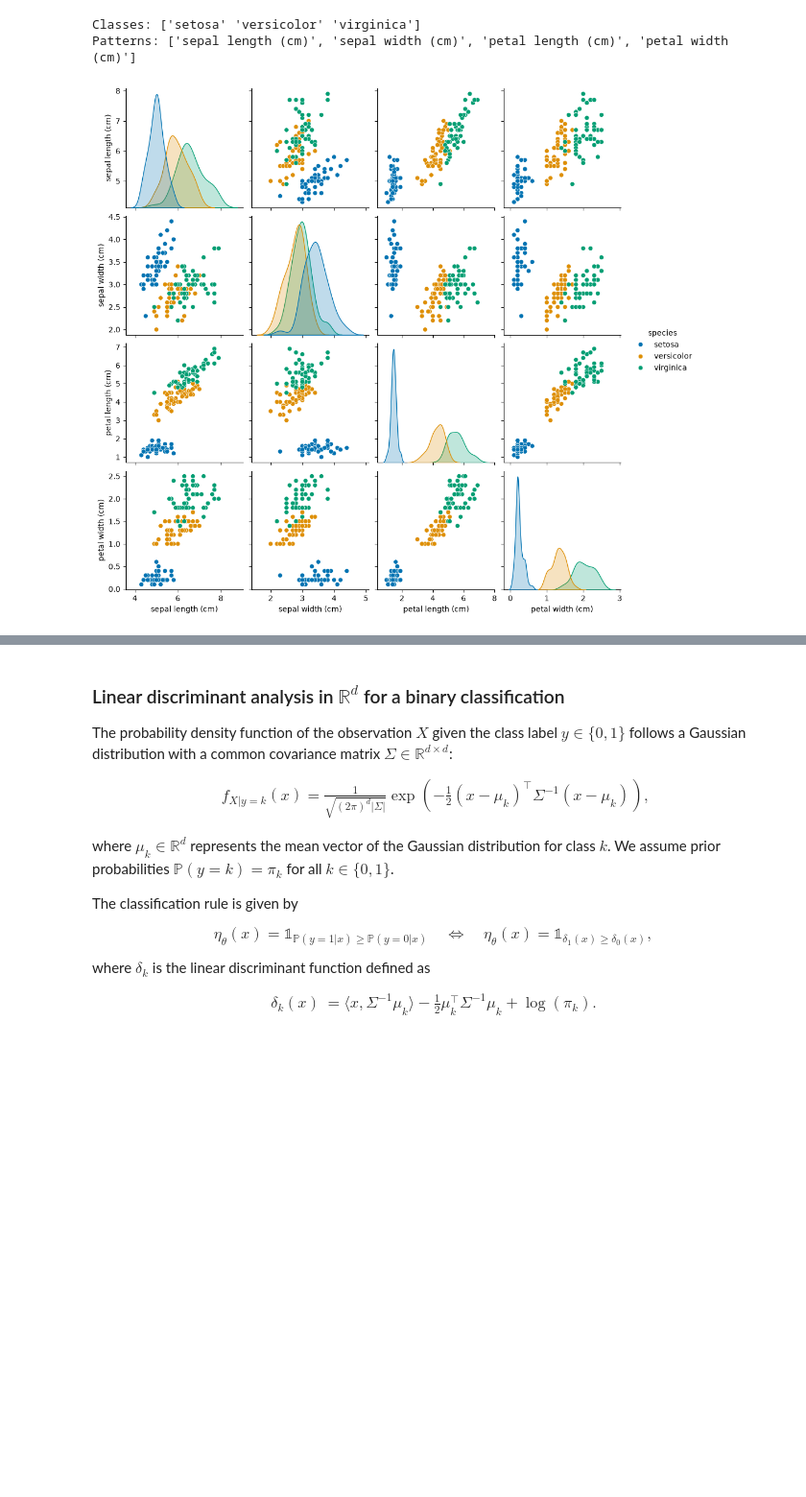
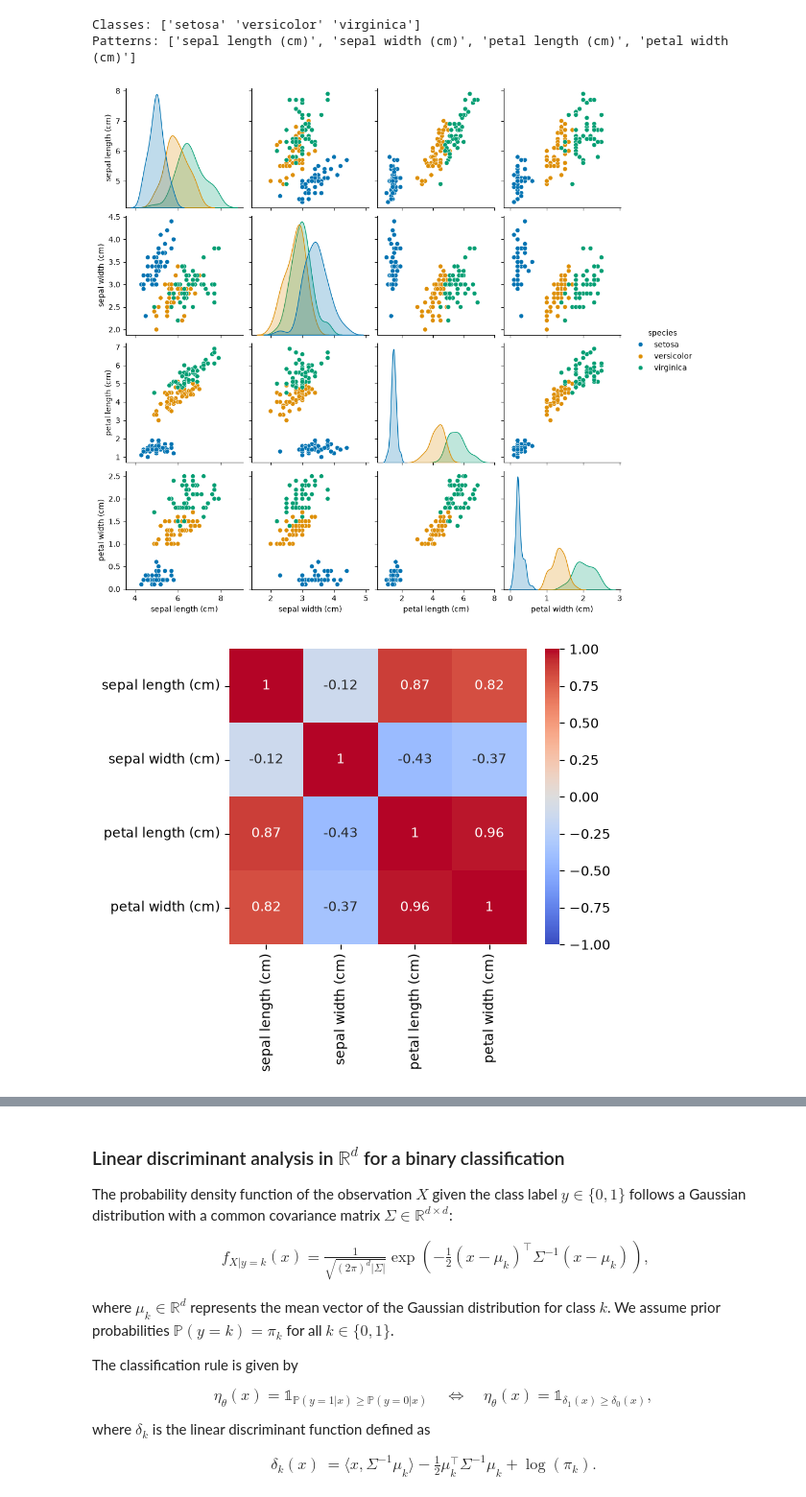
Before and after one commit to axelfrache/do5-frache-paillard-ml-tp2, a Jupyter notebook: TP_classification_clustering.ipynb, the cells around one changed output, grey strips where cells are left out. Shown at 96% size. Cells and saved outputs as stored; diff of their text form; code cells hidden in the pictures; blank space fills up the shorter version.

Commit message:
docs: add new visualization

```diff
--- a/TP_classification_clustering.ipynb
+++ b/TP_classification_clustering.ipynb
@@ -95,17 +95,23 @@ Patterns: ['sepal length (cm)', 'sepal width (cm)', 'petal length (cm)', 'petal
 # %%
 ## to add your plots here
 # noms des classes en colonne catégorielle (sur une copie : `dataset` garde son "y" numérique)
 species = pd.Categorical.from_codes(dataset["y"].astype(int), target_names)
 dataset_plot = dataset.drop(columns="y").assign(species=species)
 
 # Figure 1 : nuages de points de chaque paire de variables + distributions par classe
 sns.pairplot(dataset_plot, hue="species", palette="colorblind")
 plt.show()
 
+# Figure 2 : matrice de corrélation des variables
+plt.figure(figsize=(5, 4))
+sns.heatmap(dataset[pattern_names].corr(), annot=True, cmap="coolwarm", vmin=-1, vmax=1)
+plt.show()
+
 # Tableau 1 : moyenne et écart-type de chaque variable par classe
 dataset_plot.groupby("species", observed=True).agg(["mean", "std"]).round(2).T
 # %% [output]
 [figure]
+[figure, added]
 |  | species | setosa | versicolor | virginica |
 | sepal length (cm) | mean | 5.01 | 5.94 | 6.59 |
 |  | std | 0.35 | 0.52 | 0.64 |
```
Also changed, not shown: parts of 1 cell of this notebook.
